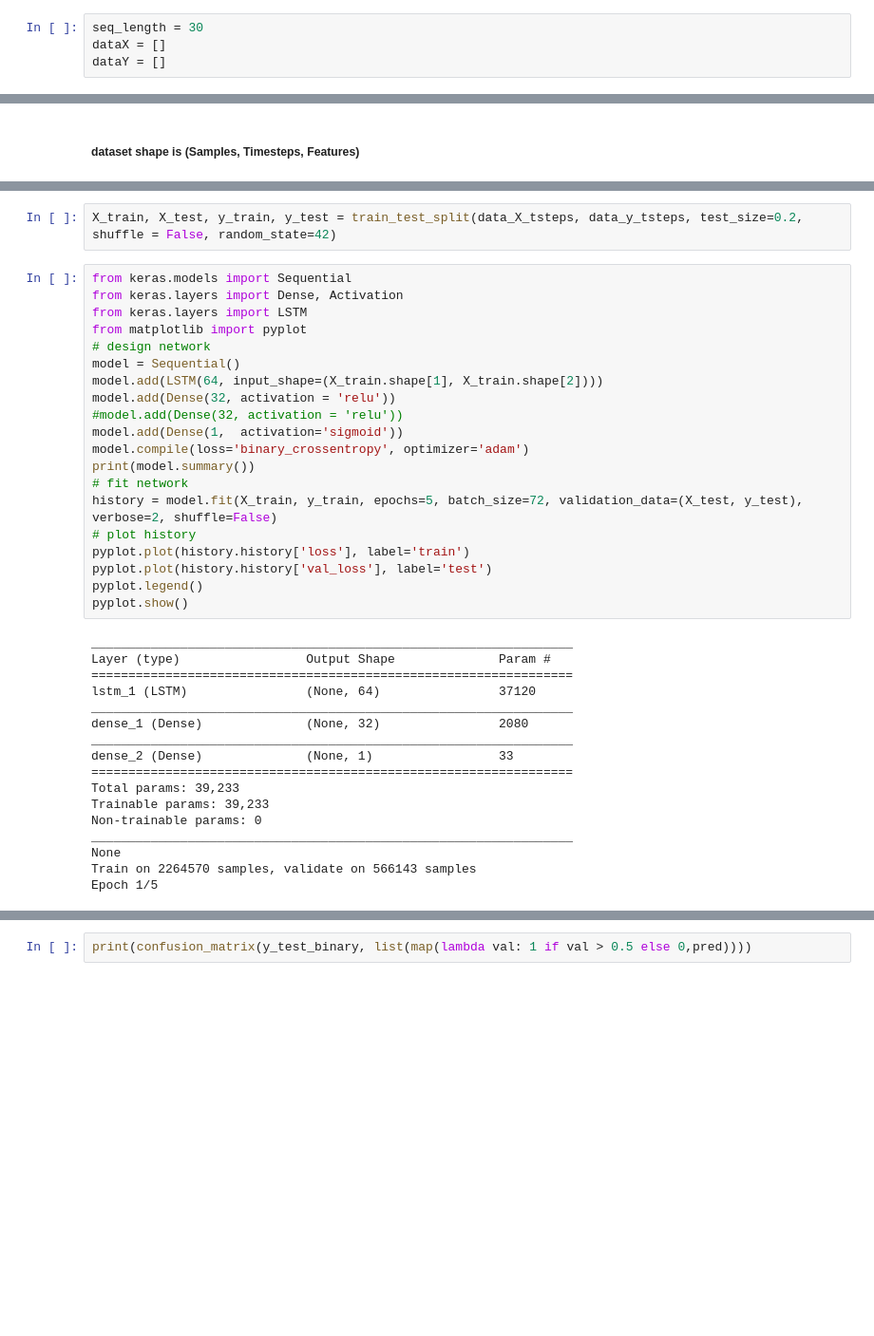
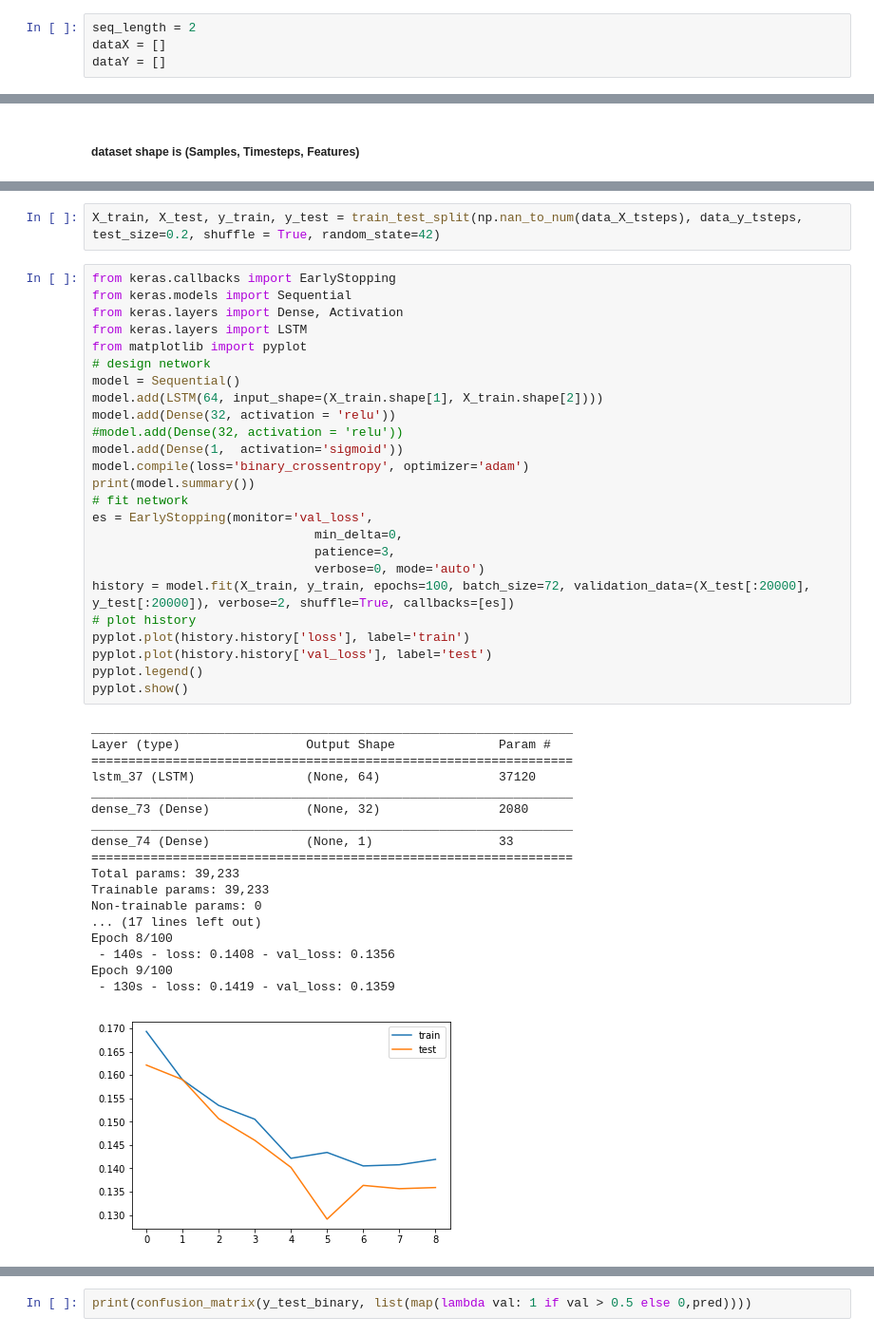
Before and after one commit to omerza/AnomalyDetection, a Jupyter notebook: Anomaly - All.ipynb, the cells around one changed output, grey strips where cells are left out. Shown: that part at 95% size. Saved outputs shown, nothing was run; the diff lists cells and outputs as text; blank space fills up the shorter version.

```diff
--- a/Anomaly - All.ipynb
+++ b/Anomaly - All.ipynb
@@ -133,7 +133,7 @@ y_binary = frame[' Label'].apply(lambda val: 1 if val != 'BENIGN' else 0).as_mat
 # %% [markdown]
 ##### creating timesteps dataset
 # %%
-seq_length = 30
+seq_length = 2
 dataX = []
 dataY = []
 # %%
@@ -153,39 +153,46 @@ data_X_tsteps.shape
 # %%
-X_train, X_test, y_train, y_test = train_test_split(data_X_tsteps, data_y_tsteps, test_size=0.2, shuffle = False, random_state=42)
+X_train, X_test, y_train, y_test = train_test_split(np.nan_to_num(data_X_tsteps), data_y_tsteps, test_size=0.2, shuffle = True, random_state=42)
 # %%
+from keras.callbacks import EarlyStopping
 from keras.models import Sequential
 from keras.layers import Dense, Activation
 from keras.layers import LSTM
 from matplotlib import pyplot
 # design network
 model = Sequential()
 model.add(LSTM(64, input_shape=(X_train.shape[1], X_train.shape[2])))
 model.add(Dense(32, activation = 'relu'))
 #model.add(Dense(32, activation = 'relu'))
 model.add(Dense(1,  activation='sigmoid'))
 model.compile(loss='binary_crossentropy', optimizer='adam')
 print(model.summary())
 # fit network
-history = model.fit(X_train, y_train, epochs=5, batch_size=72, validation_data=(X_test, y_test), verbose=2, shuffle=False)
+es = EarlyStopping(monitor='val_loss',
+                              min_delta=0,
+                              patience=3,
+                              verbose=0, mode='auto')
+history = model.fit(X_train, y_train, epochs=100, batch_size=72, validation_data=(X_test[:20000], y_test[:20000]), verbose=2, shuffle=True, callbacks=[es])
 # plot history
 pyplot.plot(history.history['loss'], label='train')
 pyplot.plot(history.history['val_loss'], label='test')
 pyplot.legend()
 pyplot.show()
 # %% [output]
 _________________________________________________________________
 Layer (type)                 Output Shape              Param #
 =================================================================
-lstm_1 (LSTM)                (None, 64)                37120
+lstm_37 (LSTM)               (None, 64)                37120
 _________________________________________________________________
-dense_1 (Dense)              (None, 32)                2080
+dense_73 (Dense)             (None, 32)                2080
 _________________________________________________________________
-dense_2 (Dense)              (None, 1)                 33
+dense_74 (Dense)             (None, 1)                 33
 =================================================================
 Total params: 39,233
 Trainable params: 39,233
 Non-trainable params: 0
-_________________________________________________________________
-None
-Train on 2264570 samples, validate on 566143 samples
-Epoch 1/5
+... (17 lines left out)
+Epoch 8/100
+ - 140s - loss: 0.1408 - val_loss: 0.1356
+Epoch 9/100
+ - 130s - loss: 0.1419 - val_loss: 0.1359
+[figure, added]
```
Also changed, not shown: parts of 20 cells of this notebook.
